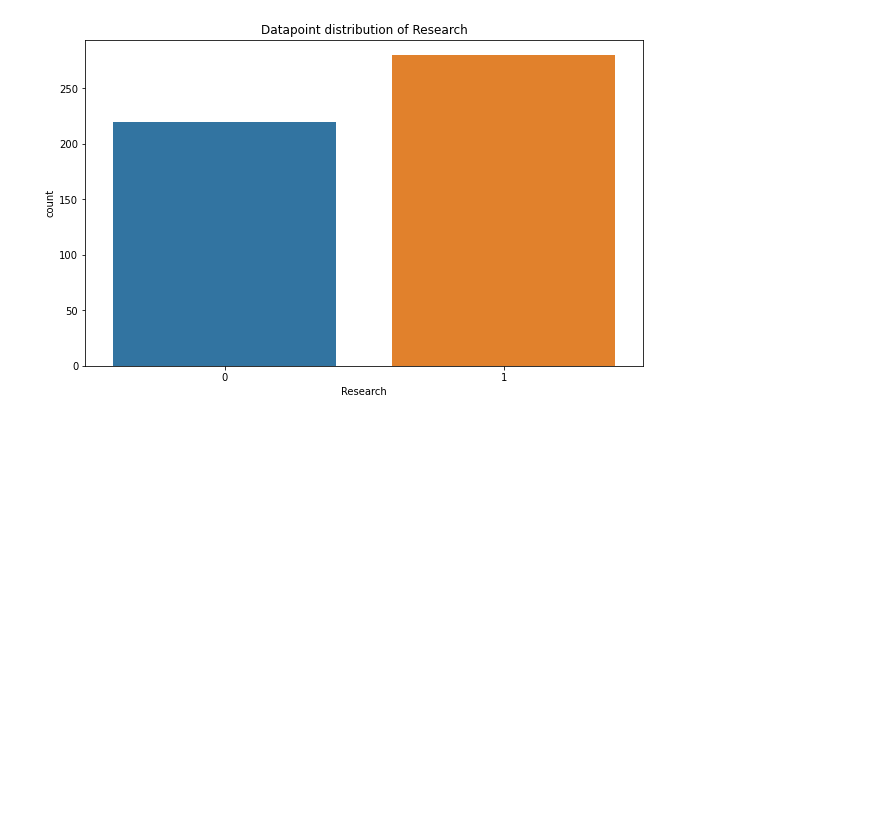
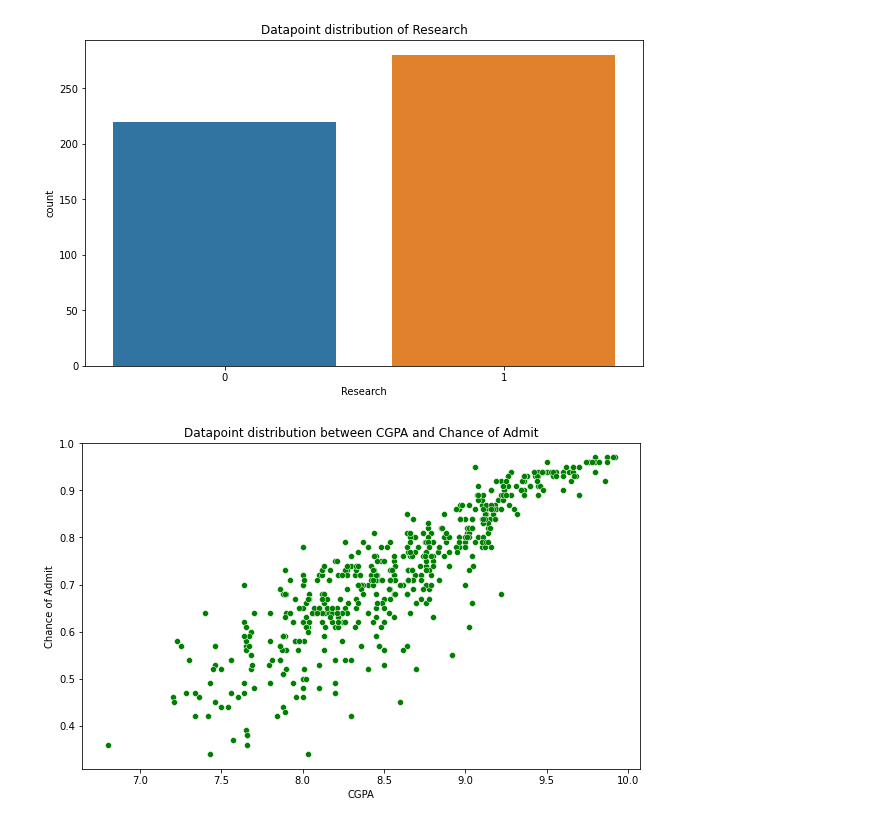
Before and after one commit to anidec25/Linear-Regression, a Jupyter notebook: script.ipynb, the cells around one changed output. Cells and saved outputs as stored; diff of their text form; code cells hidden in the pictures; blank space fills up the shorter version.

```diff
--- a/script.ipynb
+++ b/script.ipynb
@@ -143,3 +168,7 @@ min        0.000000
 max        1.000000
 Name: Research, dtype: float64
 [figure]
+# %%
+plot_scatter(x=df['CGPA'],y=df['Chance of Admit'])
+# %% [output]
+[figure, added]
```
Also changed, not shown: parts of 15 cells of this notebook.
